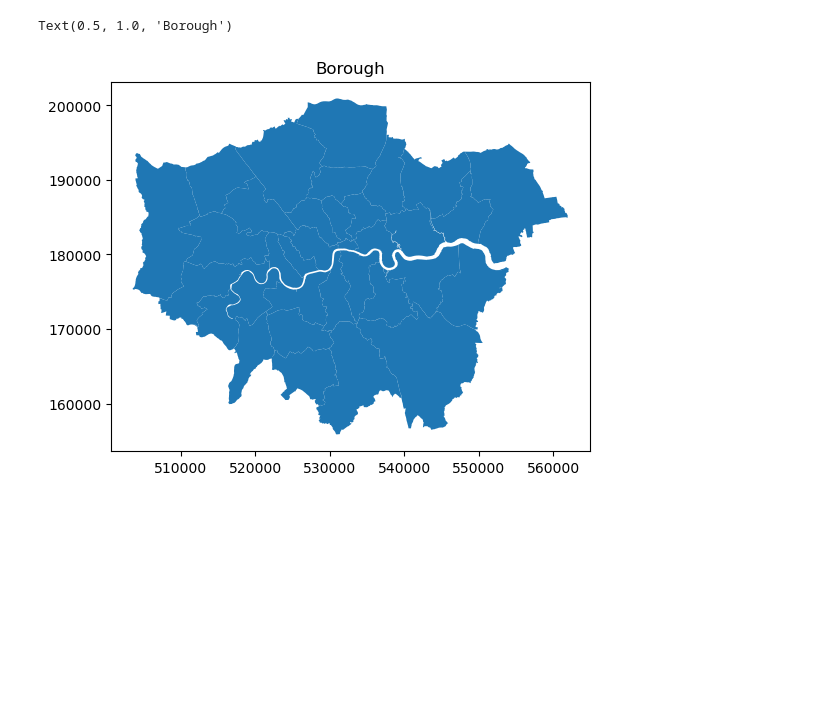
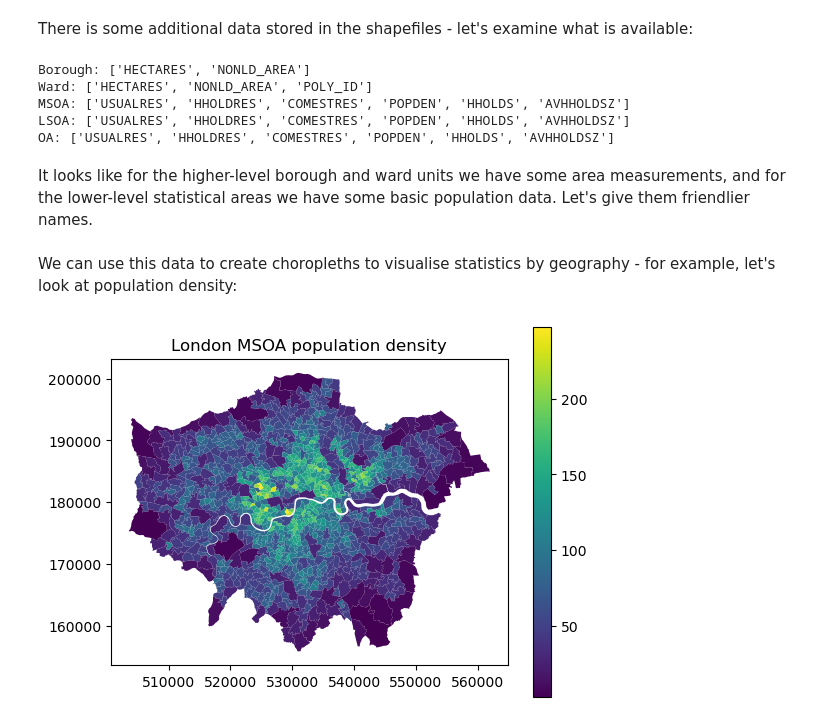
Before and after one commit to adamcellanjones/LondonMaps, a Jupyter notebook: 01_exploring_shapefiles.ipynb, the cells around one changed output. Drawn from its saved outputs; the diff is of its cells as text; code cells hidden in the pictures; blank space fills up the shorter version.

```diff
--- a/01_exploring_shapefiles.ipynb
+++ b/01_exploring_shapefiles.ipynb
@@ -23,6 +28,15 @@ for shapefile, name in zip(shapefiles, names):
-# %%
-gdf.plot()
-plt.title('Borough')
-# %% [output]
-Text(0.5, 1.0, 'Borough')
-[figure, removed]
+# %% [markdown]
+There is some additional data stored in the shapefiles - let's examine what is available:
+# %%
+from pandas.api.types import is_numeric_dtype
+
+for name in names:
+    print(f'{name}:', [col for col in gdfs[name].columns if is_numeric_dtype(gdfs[name][col])])
+# %% [output]
+Borough: ['HECTARES', 'NONLD_AREA']
+Ward: ['HECTARES', 'NONLD_AREA', 'POLY_ID']
+MSOA: ['USUALRES', 'HHOLDRES', 'COMESTRES', 'POPDEN', 'HHOLDS', 'AVHHOLDSZ']
+LSOA: ['USUALRES', 'HHOLDRES', 'COMESTRES', 'POPDEN', 'HHOLDS', 'AVHHOLDSZ']
+OA: ['USUALRES', 'HHOLDRES', 'COMESTRES', 'POPDEN', 'HHOLDS', 'AVHHOLDSZ']
+# %% [markdown]
+It looks like for the higher-level borough and ward units we have some area measurements, and for the lower-level statistical areas we have some basic population data. Let's give them friendlier names.
@@ -28,0 +57,7 @@ Text(0.5, 1.0, 'Borough')
+# %% [markdown]
+We can use this data to create choropleths to visualise statistics by geography - for example, let's look at population density:
+# %%
+gdfs['MSOA'].plot('population_density', legend=True)
+_ = plt.title("London MSOA population density")
+# %% [output]
+[figure, added]
```
Also changed, not shown: parts of 4 cells of this notebook, 2 other files.
